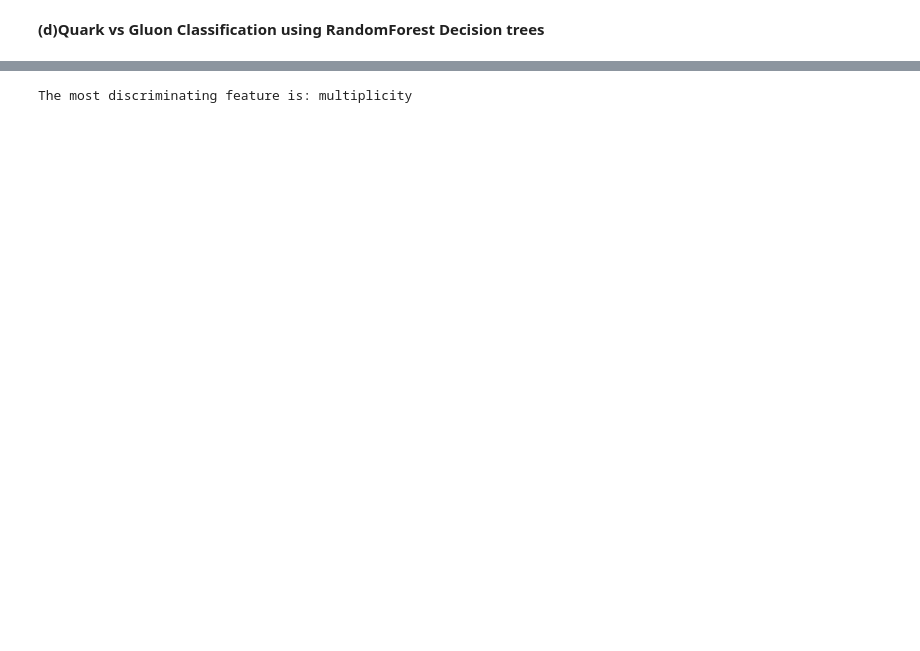
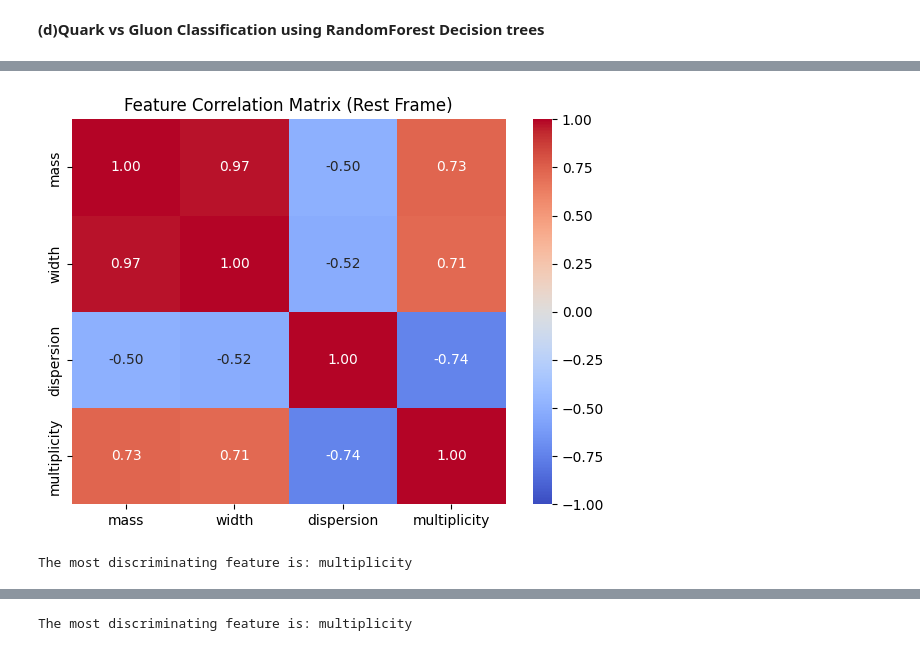
Before and after one commit to YashJha12421/HEP_Simulation, a Jupyter notebook: JET_PARTICLES.ipynb, the cells around one changed output, grey strips where cells are left out. Drawn from its saved outputs; the diff is of its cells as text; code cells hidden in the pictures; blank space fills up the shorter version.

```diff
--- a/JET_PARTICLES.ipynb
+++ b/JET_PARTICLES.ipynb
@@ -253,3 +393,32 @@ The most discriminating feature is: multiplicity
+# %%
+import seaborn as sns
+
+plt.figure(figsize=(7, 5))
+correlation_matrix = features.corr()
+
+# Plotting the heatmap
+sns.heatmap(correlation_matrix, annot=True, cmap='coolwarm', fmt=".2f", vmin=-1, vmax=1)
+plt.title("Feature Correlation Matrix (Rest Frame)")
+plt.show()
+# %% [output]
+[figure, added]
+# %%
+
+
+clf = RandomForestClassifier(n_estimators =500, max_depth=10, n_jobs=-1)
+clf.fit(X_train, y_train)
+
+
+y_score = clf.predict_proba(X_test)[:, 1]
+fpr, tpr, _ = roc_curve(y_test, y_score)
+roc_auc = auc(fpr, tpr)
+
+
+importances = clf.feature_importances_
+best_feat = features.columns[np.argmax(importances)]
+print(f"The most discriminating feature is: {best_feat}")
+# %% [output]
+The most discriminating feature is: multiplicity
 # %%
 from sklearn.metrics import classification_report, ConfusionMatrixDisplay
 import matplotlib.pyplot as plt
```
Also changed, not shown: parts of 23 cells of this notebook.
